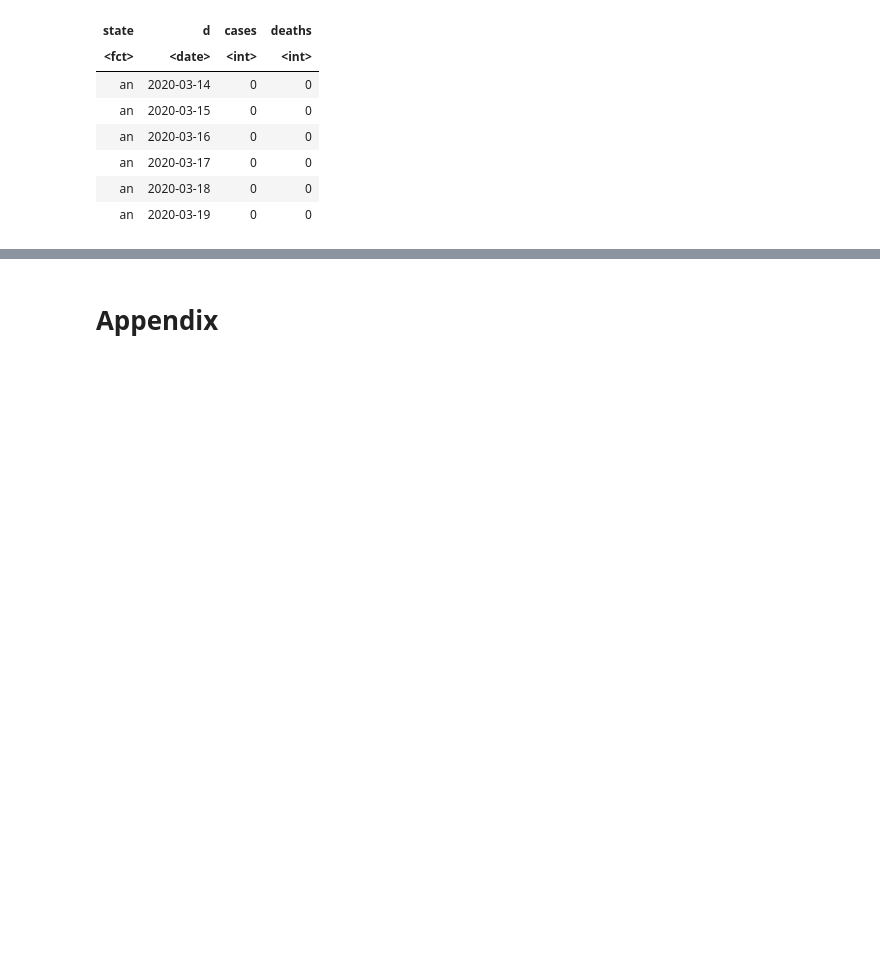
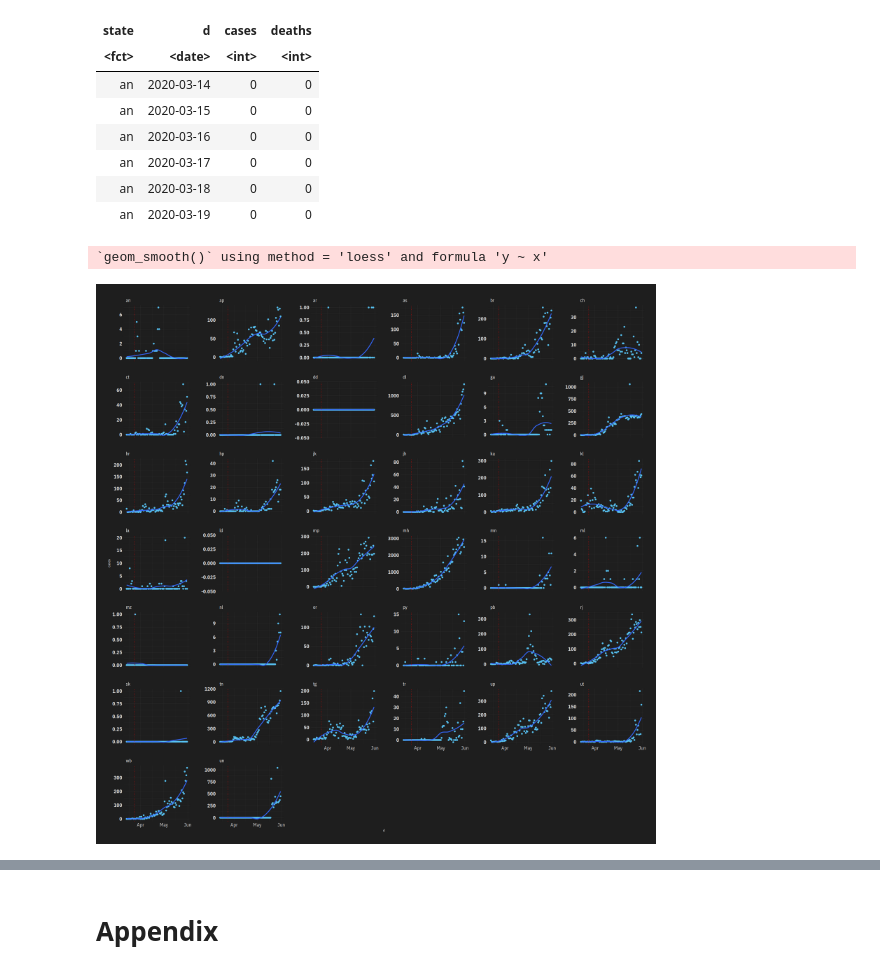
Before and after one commit to apoorvalal/covidviz, a Jupyter notebook: India_eda.ipynb, the cells around one changed output, grey strips where cells are left out. Drawn from its saved outputs; the diff is of its cells as text; code cells hidden in the pictures; blank space fills up the shorter version.

```diff
--- a/India_eda.ipynb
+++ b/India_eda.ipynb
@@ -253,0 +249,7 @@ fwrite(state_panel, 'india_states_panel.csv')
+# %%
+ggplot(state_panel, aes(x = d, y = cases)) + geom_point() + geom_smooth(se = F) +
+    facet_wrap(~ state, scale = "free_y", ncol = 6)+
+    geom_vline(xintercept = as.numeric(as.Date("2020-03-24")), colour = 'Red', linetype = "dotted")
+# %% [output]
+`geom_smooth()` using method = 'loess' and formula 'y ~ x'
+[figure, added]
```
Also changed, not shown: parts of 12 cells of this notebook, 8 other files.
